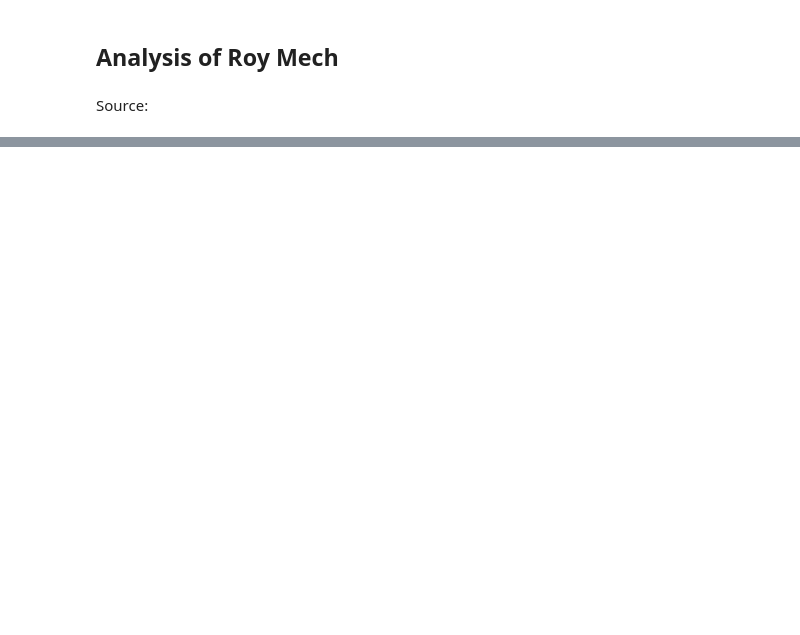
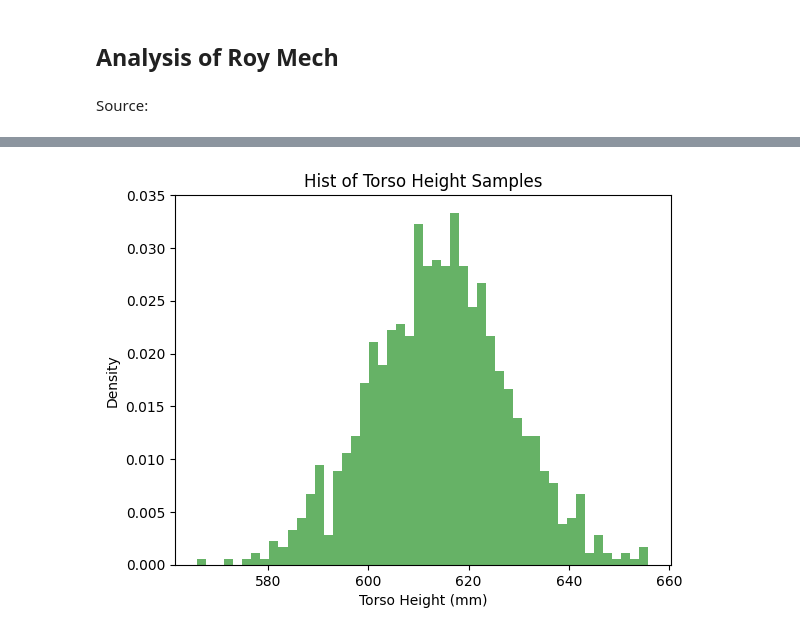
Before and after one commit to kaiwills/3ScooterAnalysis, a Jupyter notebook: analysis.ipynb, the cells around one changed output, grey strips where cells are left out. Drawn from its saved outputs; the diff is of its cells as text; code cells hidden in the pictures; blank space fills up the shorter version.

```diff
--- a/analysis.ipynb
+++ b/analysis.ipynb
@@ -20,0 +69,10 @@ data.head()
+# %%
+torso = np.random.normal(mu, sigma, 1000)
+
+plt.hist(torso, bins=50, density=True, alpha=0.6, color='g')
+plt.xlabel('Torso Height (mm)')
+plt.ylabel('Density')
+plt.title('Hist of Torso Height Samples')
+plt.show()
+# %% [output]
+[figure, added]
```
Also changed, not shown: parts of 11 cells of this notebook, 3 other files.
